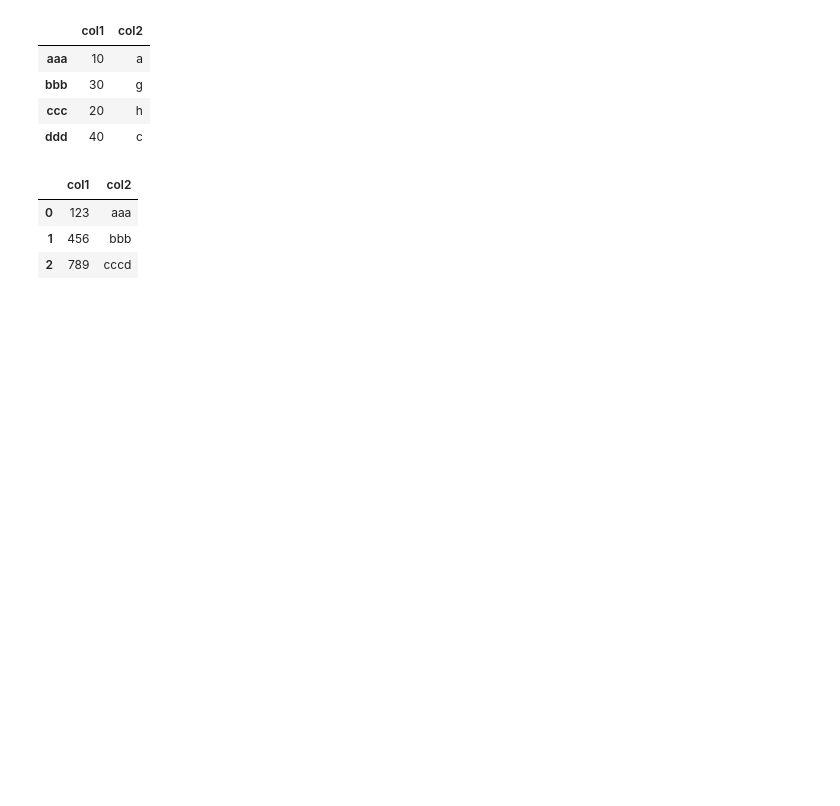
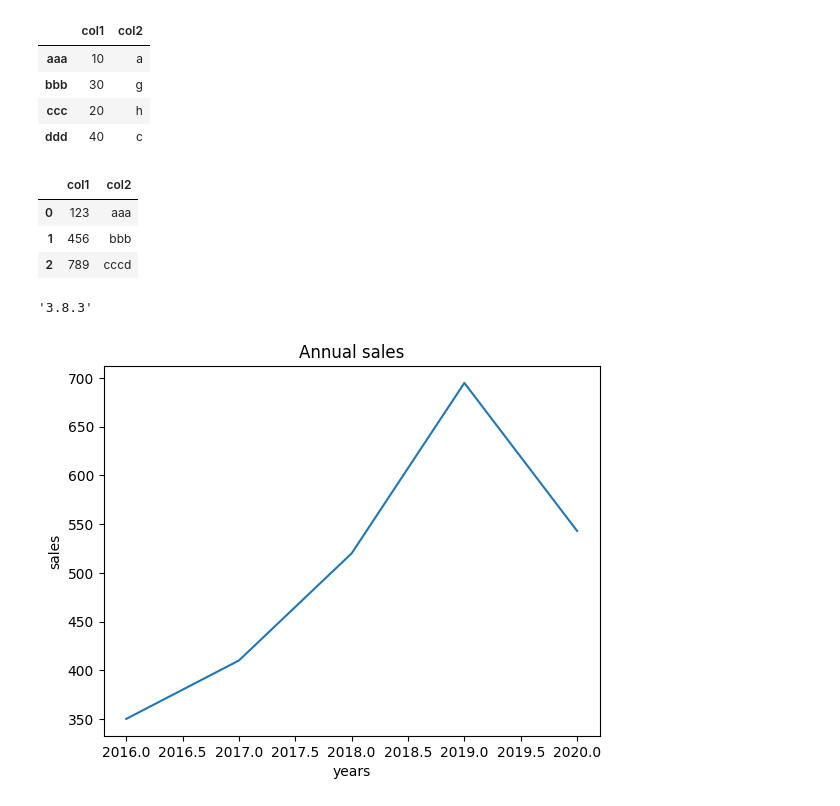
Before and after one commit to Haejeong079/BigData_Basic_py, a Jupyter notebook: test1.ipynb, the cells around one changed output. Saved outputs shown, nothing was run; the diff lists cells and outputs as text; code cells hidden in the pictures; blank space fills up the shorter version.

Commit message:
numpy, matplotlib used data analysis

```diff
--- a/test1.ipynb
+++ b/test1.ipynb
@@ -967,3 +967,7 @@ pd.DataFrame(df7)
 | 0 | 123 | aaa |
 | 1 | 456 | bbb |
 | 2 | 789 | cccd |
+# %%
+matplotlib.__version__
+# %% [output]
+'3.8.3'
@@ -969,0 +979,11 @@ pd.DataFrame(df7)
+# %%
+x = [2016,2017,2018,2019,2020]
+y = [350, 410, 520, 695, 543]
+plt.plot(x,y)
+
+plt.title('Annual sales')
+plt.xlabel('years')
+plt.ylabel('sales')
+plt.show()
+# %% [output]
+[figure, added]
```
Also changed, not shown: parts of 2 cells of this notebook.
